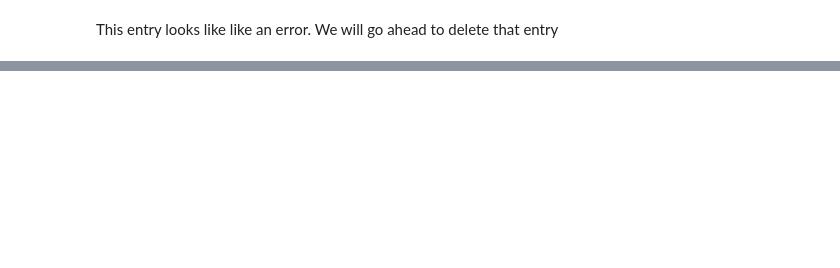
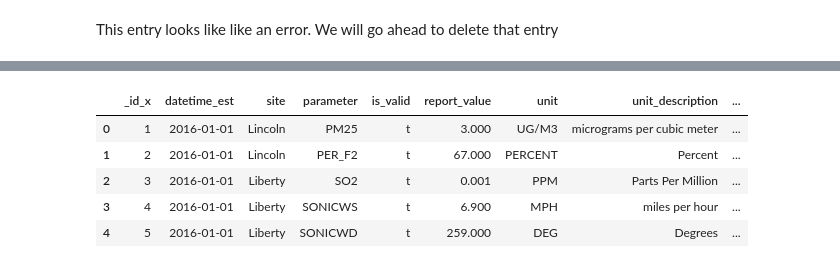
Before and after one commit to niikpakpobrown/90803-Air-Quality-Project, a Jupyter notebook: initial_work/data_cleaning.ipynb, the cells around one changed output, grey strips where cells are left out. Cells and saved outputs as stored; diff of their text form; code cells hidden in the pictures; blank space fills up the shorter version.

```diff
--- a/initial_work/data_cleaning.ipynb
+++ b/initial_work/data_cleaning.ipynb
@@ -277,0 +281,14 @@ df['site'] = df['site'].astype('category')
+# %%
+# impute the missing lat long for 836 Fulton Street Office and Fulton St.Fridge with the lat long of the Pittsburgh site from google maps
+site_df.loc[site_df['_id'] == 6089, 'latitude'] = 40.4501916
+site_df.loc[site_df['_id'] == 6089, 'longitude'] = -80.0233292
+site_df.loc[site_df['_id'] == 6066, 'latitude'] = 40.4501916
+site_df.loc[site_df['_id'] == 6066, 'longitude'] = -80.0233292
+# %%
+# impute the missing lat long for Opal Court with the lat long of the Pittsburgh site from google maps
+site_df.loc[site_df['_id'] == 6086, 'latitude'] = 40.621456
+site_df.loc[site_df['_id'] == 6086, 'longitude'] = -79.7277765
+# %%
+# impute the missing lat long for USS Clairton Sodar Site with the lat long of the Pittsburgh site from google maps
+site_df.loc[site_df['_id'] == 6088, 'latitude'] = 40.2995669
+site_df.loc[site_df['_id'] == 6088, 'longitude'] = -79.8715045
@@ -277,0 +303,6 @@ df['site'] = df['site'].astype('category')
+# %%
+# Merge the datasets on the site column
+df_merged = df.merge(site_df, how='left', left_on='site', right_on='site_name')
+
+# Display the result to confirm the merge
+print(df_merged.head())
@@ -277,0 +327,9 @@ df['site'] = df['site'].astype('category')
+# %%
+df_merged.head()
+# %% [output]
+|  | _id_x | datetime_est | site | parameter | is_valid | report_value | unit | unit_description | ... |
+| 0 | 1 | 2016-01-01 | Lincoln | PM25 | t | 3.000 | UG/M3 | micrograms per cubic meter | ... |
+| 1 | 2 | 2016-01-01 | Lincoln | PER_F2 | t | 67.000 | PERCENT | Percent | ... |
+| 2 | 3 | 2016-01-01 | Liberty | SO2 | t | 0.001 | PPM | Parts Per Million | ... |
+| 3 | 4 | 2016-01-01 | Liberty | SONICWS | t | 6.900 | MPH | miles per hour | ... |
+| 4 | 5 | 2016-01-01 | Liberty | SONICWD | t | 259.000 | DEG | Degrees | ... |
```
Also changed, not shown: parts of 36 cells of this notebook, 1 other file.
